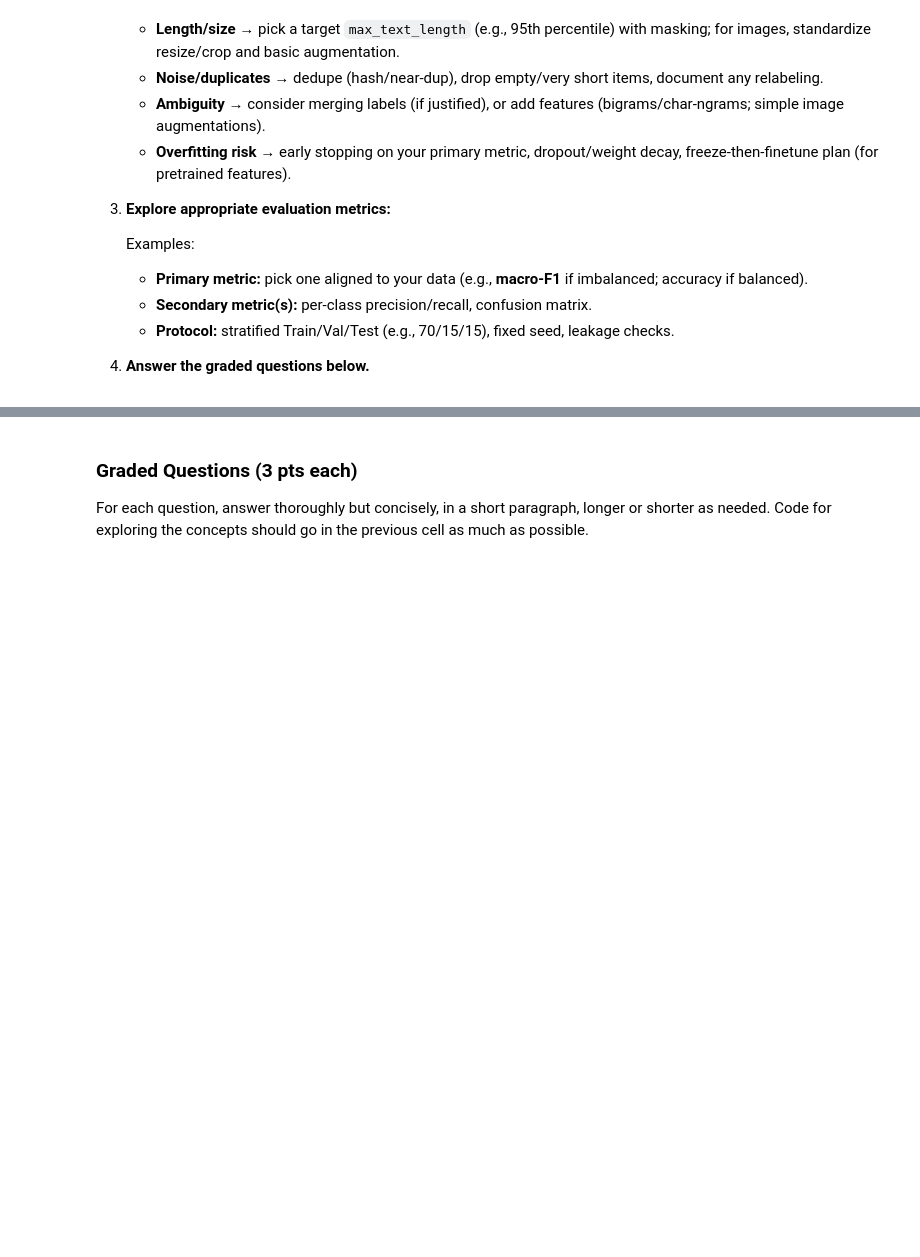
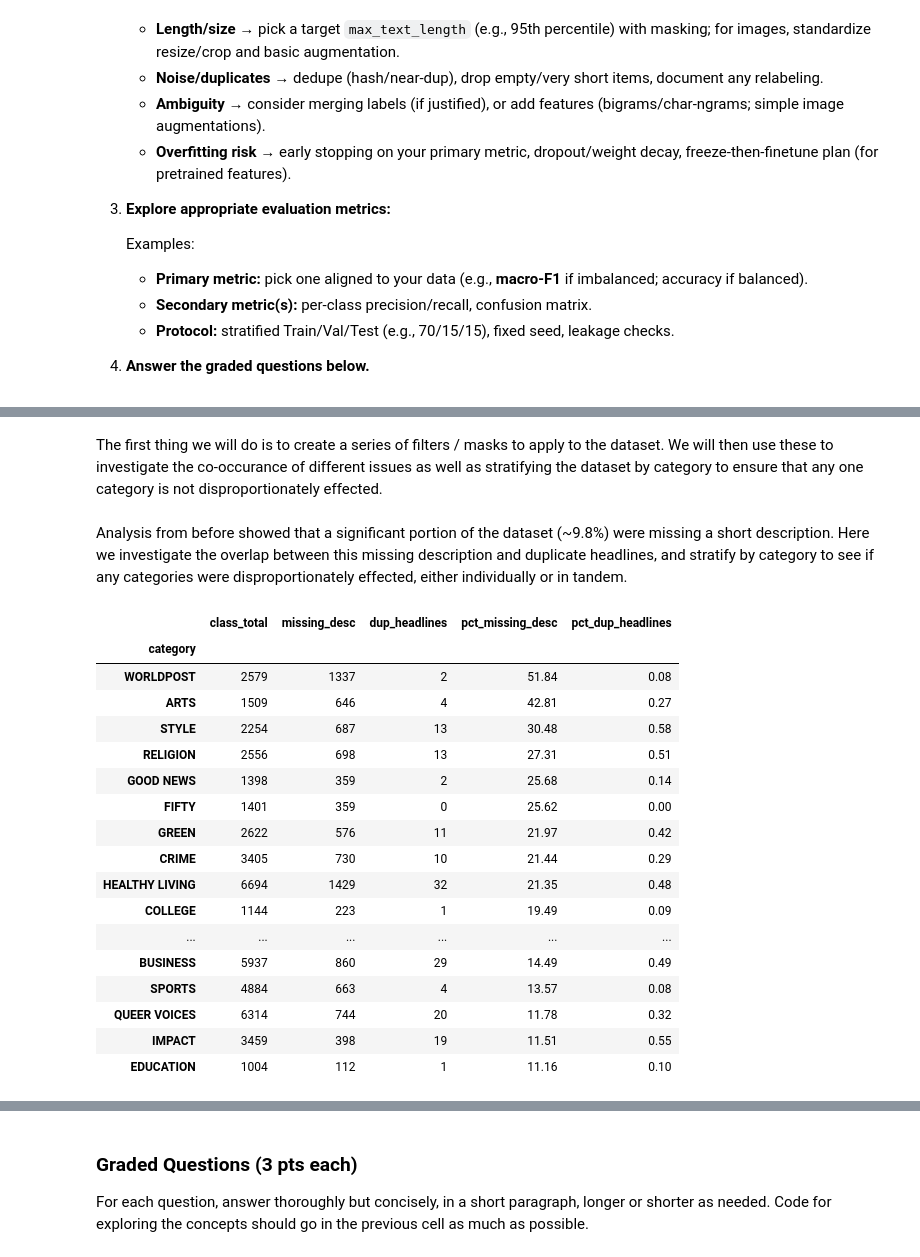
Before and after one commit to tbeerio/DX703-Milestone-One, a Jupyter notebook: Milestone_01_Group_28.ipynb, the cells around one changed output, grey strips where cells are left out. Cells and saved outputs as stored; diff of their text form; code cells hidden in the pictures; blank space fills up the shorter version.

```diff
--- a/Milestone_01_Group_28.ipynb
+++ b/Milestone_01_Group_28.ipynb
@@ -718,0 +744,58 @@ Identify the **key challenges** in your chosen dataset and outline **practical s
+# %% [markdown]
+The first thing we will do is to create a series of filters / masks to apply to the dataset. We will then use these to investigate the co-occurance of different issues as well as stratifying the dataset by category to ensure that any one category is not disproportionately effected.
+# %%
+# ==============================================================
+# Masking / Filter Set-up for further Analysis
+# ==============================================================
+# Here we create a DataFrame and then create 'masking' filters
+# so that we can easily investigate overlap between these problems
+# per class
+
+# put into DataFrame
+df_sanity_check = pd.DataFrame(huff)
+
+# Mask where short_description is empty or missing
+null_description_mask = df_sanity_check['short_description'].fillna("").str.strip() == ""
+null_headline_mask = df_sanity_check['headline'].fillna("").str.strip() == ""
+dup_headline_mask = df_sanity_check['headline'].duplicated(keep=False)
+dup_description_mask = df_sanity_check['short_description'].duplicated(keep=False)
+# %% [markdown]
+Analysis from before showed that a significant portion of the dataset (~9.8%) were missing a short description. Here we investigate the overlap between this missing description and duplicate headlines, and stratify by category to see if any categories were disproportionately effected, either individually or in tandem.
+# %%
+
+# Count missing and duplicates from earlier using masks
+missing_per_class = df_sanity_check.loc[null_description_mask, "category"].value_counts()
+dup_headline_per_class = df_sanity_check.loc[dup_headline_mask, "category"].value_counts()
+
+
+# And throw into a summary dataframe:
+summary_sanity_check = pd.DataFrame({
+    "class_total": df_sanity_check["category"].value_counts(),
+    "missing_desc": missing_per_class,
+    "dup_headlines": dup_headline_per_class
+}).fillna(0).astype(int)
+
+summary_sanity_check["pct_missing_desc"] = (100 * summary_sanity_check["missing_desc"] / summary_sanity_check["class_total"]).round(2)
+summary_sanity_check["pct_dup_headlines"] = (100 * summary_sanity_check["dup_headlines"] / summary_sanity_check["class_total"]).round(2)
+
+# Show classes with highest missing short_descriptions
+summary_sanity_check.sort_values("pct_missing_desc", ascending=False).head(20)
+# %% [output]
+|  | class_total | missing_desc | dup_headlines | pct_missing_desc | pct_dup_headlines |
+| category |  |  |  |  |  |
+| WORLDPOST | 2579 | 1337 | 2 | 51.84 | 0.08 |
+| ARTS | 1509 | 646 | 4 | 42.81 | 0.27 |
+| STYLE | 2254 | 687 | 13 | 30.48 | 0.58 |
+| RELIGION | 2556 | 698 | 13 | 27.31 | 0.51 |
+| GOOD NEWS | 1398 | 359 | 2 | 25.68 | 0.14 |
+| FIFTY | 1401 | 359 | 0 | 25.62 | 0.00 |
+| GREEN | 2622 | 576 | 11 | 21.97 | 0.42 |
+| CRIME | 3405 | 730 | 10 | 21.44 | 0.29 |
+| HEALTHY LIVING | 6694 | 1429 | 32 | 21.35 | 0.48 |
+| COLLEGE | 1144 | 223 | 1 | 19.49 | 0.09 |
+| ... | ... | ... | ... | ... | ... |
+| BUSINESS | 5937 | 860 | 29 | 14.49 | 0.49 |
+| SPORTS | 4884 | 663 | 4 | 13.57 | 0.08 |
+| QUEER VOICES | 6314 | 744 | 20 | 11.78 | 0.32 |
+| IMPACT | 3459 | 398 | 19 | 11.51 | 0.55 |
+| EDUCATION | 1004 | 112 | 1 | 11.16 | 0.10 |
```
Also changed, not shown: parts of 66 cells of this notebook, 4 other files.
